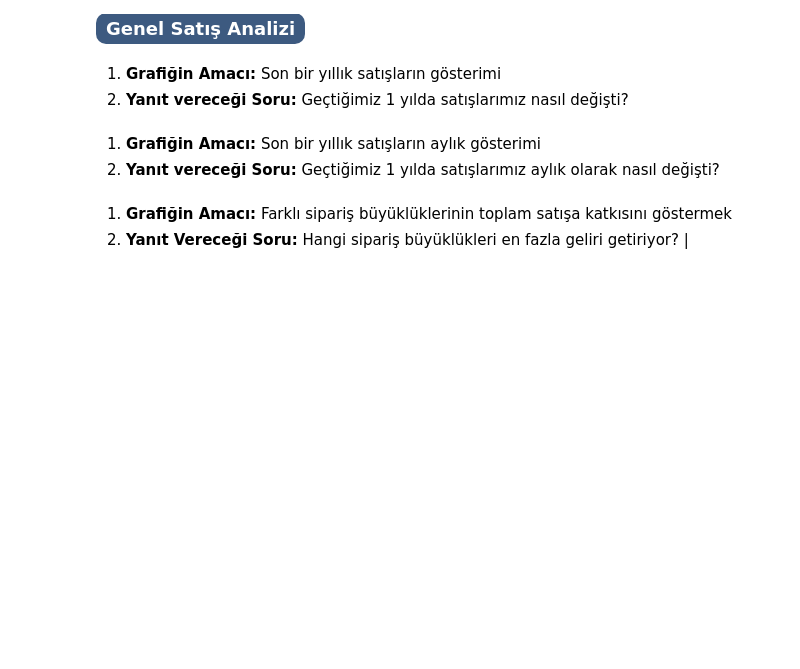
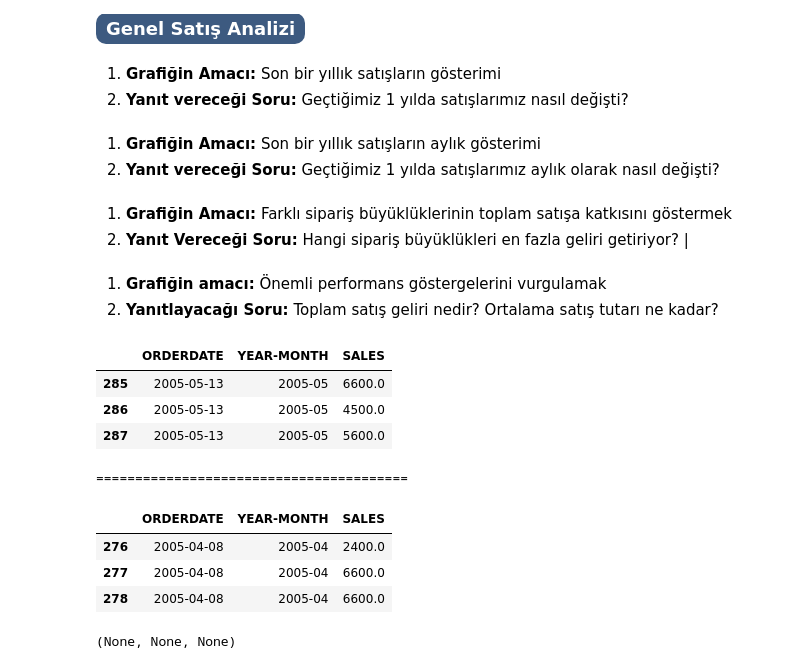
Before and after one commit to AshNumpy/Sales-End-to-End-ML-Project, a Jupyter notebook: Notebooks/data-visualization.ipynb, the cells around one changed output. Drawn from its saved outputs; the diff is of its cells as text; code cells hidden in the pictures; blank space fills up the shorter version.

Commit message:
Genel satış analizi

```diff
--- a/Notebooks/data-visualization.ipynb
+++ b/Notebooks/data-visualization.ipynb
@@ -172,3 +174,34 @@ fig.update_layout(
 )
 
 fig.show()
+# %% [markdown]
+1. **Grafiğin amacı:** Önemli performans göstergelerini vurgulamak
+1. **Yanıtlayacağı Soru:** Toplam satış geliri nedir? Ortalama satış tutarı ne kadar?
+# %%
+df['YEAR-MONTH'] = df['ORDERDATE'].dt.strftime('%Y-%m')
+
+# Verileri integer formatında karşılaştırmak için YEAR-MONTH sütununun integer'a çevrilmesi
+df['YEAR'] = df['ORDERDATE'].dt.year
+df['MONTH'] = df['ORDERDATE'].dt.month
+
+# Yılı 100 ile çarparak ve ayı ekleyerek YEAR-MONTH-INT sütununu oluşturma
+df['YEAR-MONTH-INT'] = df['YEAR'] * 100 + df['MONTH']
+
+# En son ayın verileri
+last_month = df.loc[df['YEAR-MONTH-INT'] == df['YEAR-MONTH-INT'].max(), ['ORDERDATE', 'YEAR-MONTH', 'SALES']]
+
+# Bir önceki ayın verileri
+previous_month = df.loc[df['YEAR-MONTH-INT'] == df['YEAR-MONTH-INT'].max() - 1, ['ORDERDATE', 'YEAR-MONTH', 'SALES']]
+# %%
+display(last_month.head(3)), print("="*40), display(previous_month.head(3))
+# %% [output]
+|  | ORDERDATE | YEAR-MONTH | SALES |
+| 285 | 2005-05-13 | 2005-05 | 6600.0 |
+| 286 | 2005-05-13 | 2005-05 | 4500.0 |
+| 287 | 2005-05-13 | 2005-05 | 5600.0 |
+========================================
+|  | ORDERDATE | YEAR-MONTH | SALES |
+| 276 | 2005-04-08 | 2005-04 | 2400.0 |
+| 277 | 2005-04-08 | 2005-04 | 6600.0 |
+| 278 | 2005-04-08 | 2005-04 | 6600.0 |
+(None, None, None)
```
Also changed, not shown: parts of 3 cells of this notebook.
